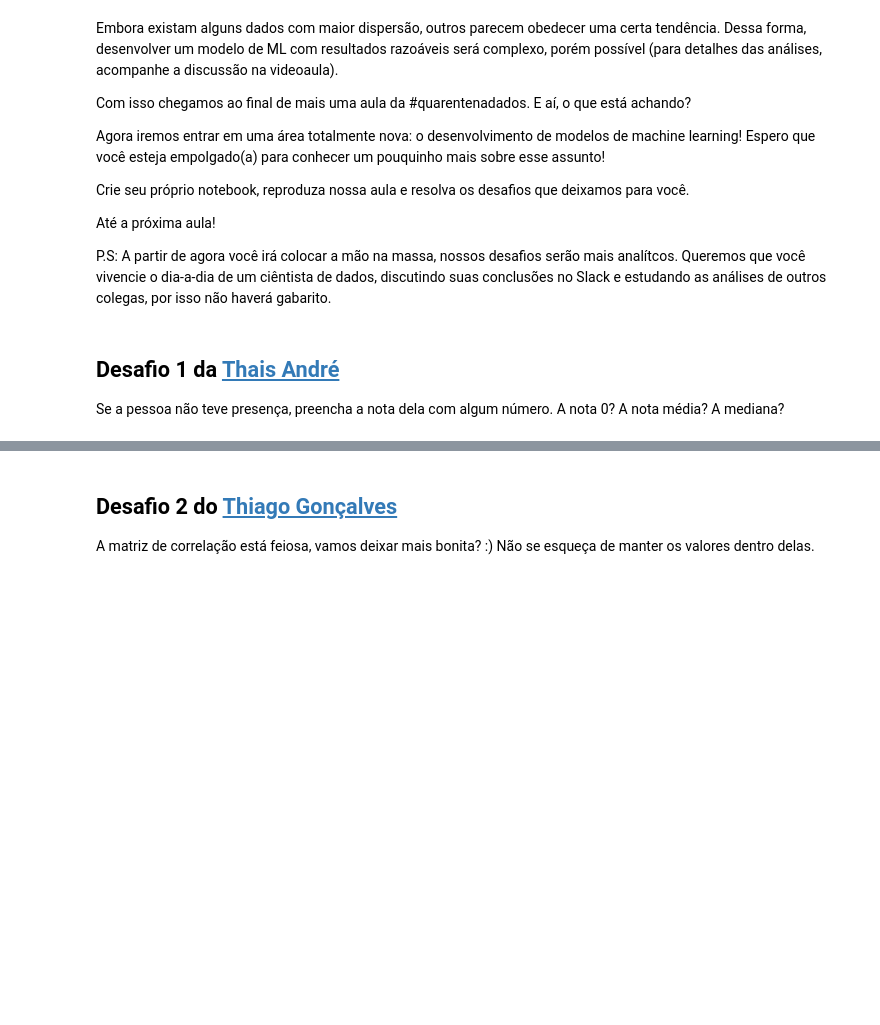
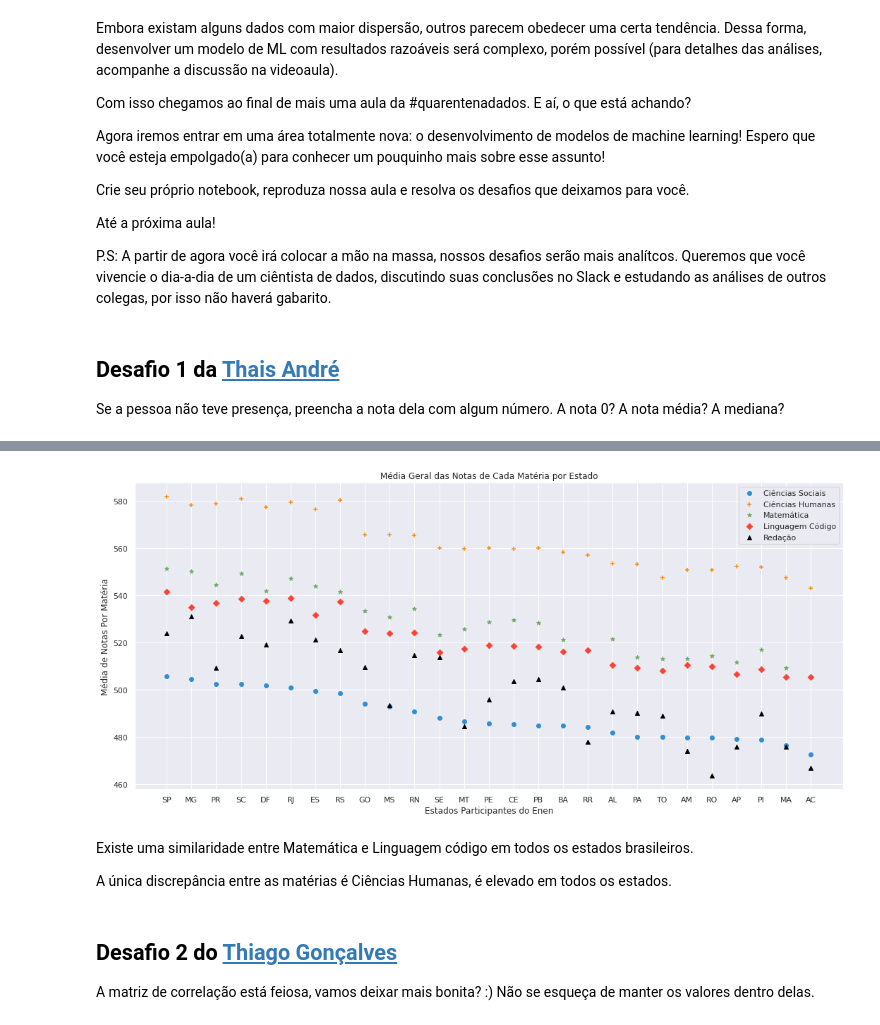
Before and after one commit to itimes-digital/quarentena-dados-alura, a Jupyter notebook: QuarentenaDados_Aula04.ipynb, the cells around one changed output, grey strips where cells are left out. Cells and saved outputs as stored; diff of their text form; code cells hidden in the pictures; blank space fills up the shorter version.

```diff
--- a/QuarentenaDados_Aula04.ipynb
+++ b/QuarentenaDados_Aula04.ipynb
@@ -177,3 +216,72 @@ Se a pessoa não teve presença, preencha a nota dela com algum número. A nota
+# %%
+colunas_de_notas_estado = ['SG_UF_RESIDENCIA', 'NU_NOTA_CN', 'NU_NOTA_CH', 'NU_NOTA_LC', 'NU_NOTA_MT', 'NU_NOTA_REDACAO']
+
+dados_notas_estado = dados[colunas_de_notas_estado]
+
+dados_notas_estado = dados_notas_estado.fillna(dados_notas_estado.mean())
+
+dados_notas_estado.columns = ['estado', 'ciencias_naturais', 'ciencias_humanas', 'linguagem_codigo', 'matematica', 'redacao']
+
+estado_nota_cn = dados_notas_estado.groupby("estado")["ciencias_naturais"].mean()
+estado_nota_ch = dados_notas_estado.groupby("estado")["ciencias_humanas"].mean()
+estado_nota_mt = dados_notas_estado.groupby("estado")["matematica"].mean()
+estado_nota_lc = dados_notas_estado.groupby("estado")["linguagem_codigo"].mean()
+estado_nota_rd = dados_notas_estado.groupby("estado")["redacao"].mean()
+
+estado_nota_cn = estado_nota_cn.sort_values(ascending=False)
+estado_nota_ch = estado_nota_ch.sort_values(ascending=False)
+estado_nota_mt = estado_nota_mt.sort_values(ascending=False)
+estado_nota_lc = estado_nota_lc.sort_values(ascending=False)
+estado_nota_rd = estado_nota_rd.sort_values(ascending=False)
+
+import seaborn as sns
+sns.set(style="darkgrid")
+palette = sns.color_palette("mako_r", 4)
+
+plt.figure(figsize=(18,8))
+plt.title('Média Geral das Notas de Cada Matéria por Estado')
+
+plt.xlabel("Estados Participantes do Enen")
+plt.ylabel("Média de Notas Por Matéria")
+
+plt.scatter(estado_nota_cn.index,
+            estado_nota_cn.values,
+            label="Ciências Sociais",
+            color="#2f8fd6",
+            marker="o")
+
+plt.scatter(estado_nota_ch.index,
+            estado_nota_ch.values,
+            label="Ciências Humanas",
+            color="#ff8c00",
+            marker="+")
+
+plt.scatter(estado_nota_mt.index,
+            estado_nota_mt.values,
+            label="Matemática",
+            color="#6dab63",
+            marker="*")
+
+plt.scatter(estado_nota_lc.index,
+            estado_nota_lc.values,
+            label="Linguagem Código",
+            color="#ff4133",
+            marker="D")
+
+plt.scatter(estado_nota_rd.index,
+            estado_nota_rd.values,
+            label="Redação",
+            color="#000000",
+            marker="^")
+
+plt.legend()
+plt.show()
+# %% [output]
+[figure, added]
+# %% [markdown]
+Existe uma similaridade entre Matemática e Linguagem código em todos os estados brasileiros.
+
+A única discrepância entre as matérias é Ciências Humanas, é elevado em todos os estados.
 # %% [markdown]
 ## Desafio 2 do [Thiago Gonçalves](https://twitter.com/tgcsantos)
 
```
Also changed, not shown: parts of 7 cells of this notebook.
